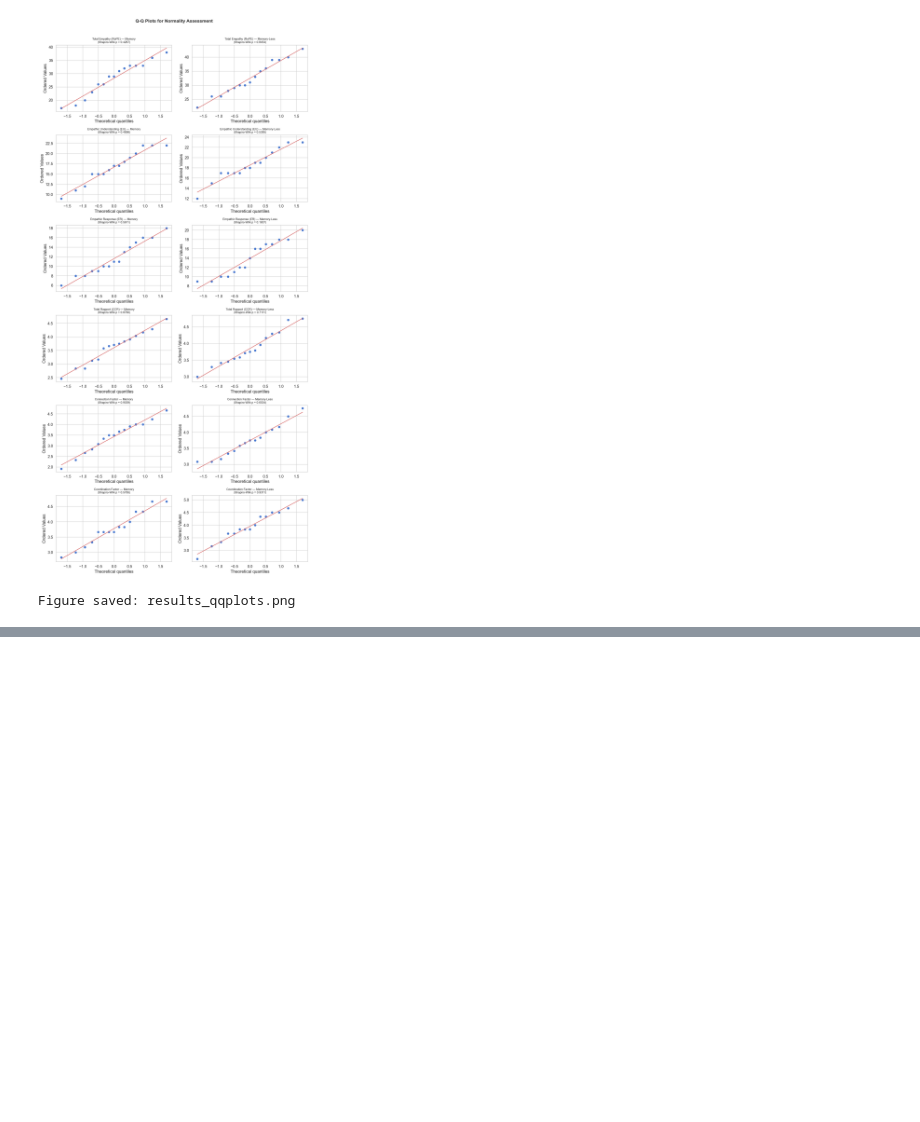
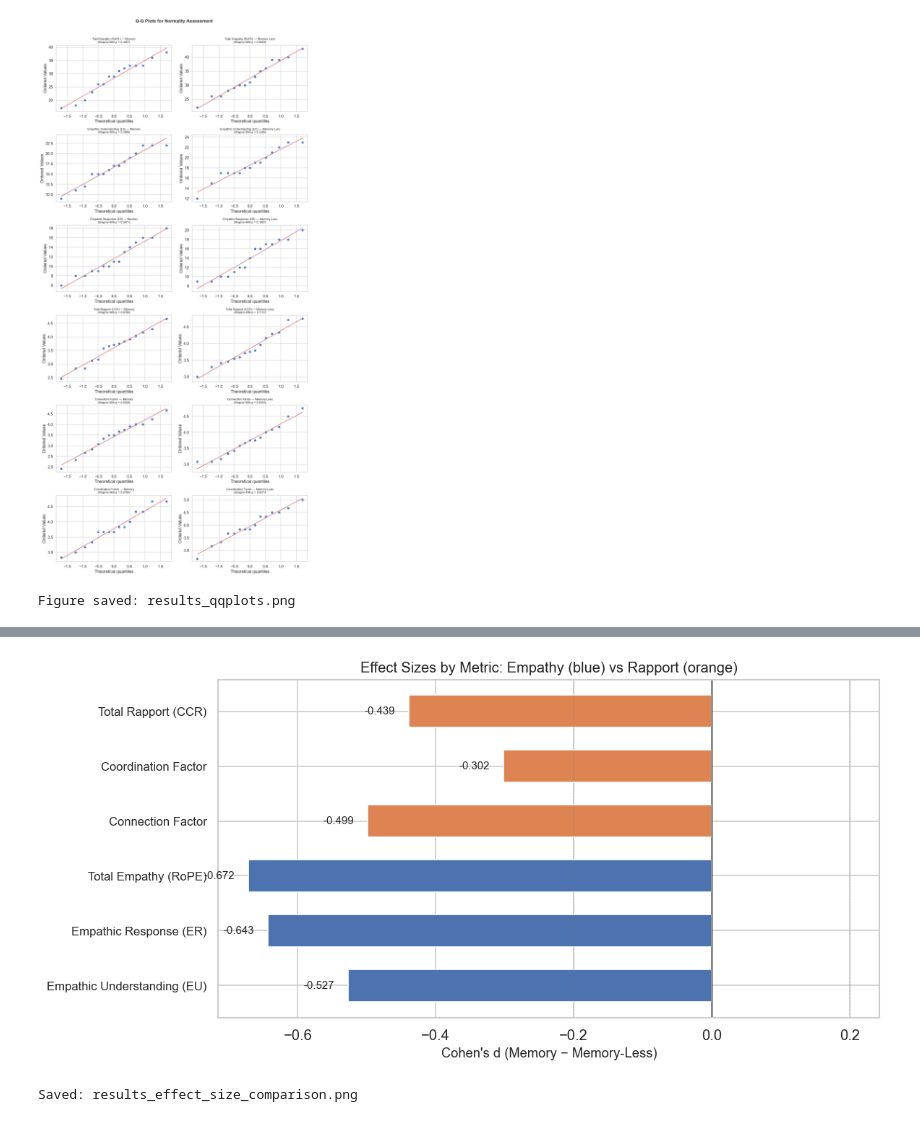
Before and after one commit to konnaan-tud/dsait4065-ca-group20, a Jupyter notebook: statistical_analysis/statistical_analysis.ipynb, the cells around one changed output, grey strips where cells are left out. Saved outputs shown, nothing was run; the diff lists cells and outputs as text; code cells hidden in the pictures; blank space fills up the shorter version.

Commit message:
More metrics and comparrisons to elicit more results

```diff
--- a/statistical_analysis/statistical_analysis.ipynb
+++ b/statistical_analysis/statistical_analysis.ipynb
@@ -794,0 +861,74 @@ Figure saved: results_qqplots.png
+# %%
+# ============================================================
+# Empathy vs Rapport effect size comparison
+# ============================================================
+# Retrieve Cohen's d from the results we already computed
+effect_sizes = {}
+for r in results:
+    effect_sizes[r['Metric']] = r["Cohen's d"]
+
+empathy_metrics = ['Empathic Understanding (EU)', 'Empathic Response (ER)', 'Total Empathy (RoPE)']
+rapport_metrics = ['Connection Factor', 'Coordination Factor', 'Total Rapport (CCR)']
+
+print("Effect Size Comparison: Empathy vs Rapport")
+print("=" * 65)
+print(f"\n{'EMPATHY metrics':^65}")
+print("-" * 65)
+for m in empathy_metrics:
+    d = effect_sizes[m]
+    magnitude = "negligible" if abs(d) < 0.2 else "small" if abs(d) < 0.5 else "medium" if abs(d) < 0.8 else "large"
+    print(f"  {m:<35} d = {d:>+.4f}  ({magnitude})")
+
+avg_empathy_d = np.mean([abs(effect_sizes[m]) for m in empathy_metrics])
+
+print(f"\n{'RAPPORT metrics':^65}")
+print("-" * 65)
+for m in rapport_metrics:
+    d = effect_sizes[m]
+    magnitude = "negligible" if abs(d) < 0.2 else "small" if abs(d) < 0.5 else "medium" if abs(d) < 0.8 else "large"
+    print(f"  {m:<35} d = {d:>+.4f}  ({magnitude})")
+
+avg_rapport_d = np.mean([abs(effect_sizes[m]) for m in rapport_metrics])
+
+# Find smallest and largest |d|
+all_effects = [(m, abs(effect_sizes[m])) for m in effect_sizes]
+all_effects_sorted = sorted(all_effects, key=lambda x: x[1])
+
+print(f"\n{'COMPARISON':^65}")
+print("=" * 65)
+print(f"  Average |d| for empathy metrics:  {avg_empathy_d:.4f}")
+print(f"  Average |d| for rapport metrics:  {avg_rapport_d:.4f}")
+print(f"\n  Smallest effect: {all_effects_sorted[0][0]} (|d| = {all_effects_sorted[0][1]:.4f})")
+print(f"  Largest effect:  {all_effects_sorted[-1][0]} (|d| = {all_effects_sorted[-1][1]:.4f})")
+
+if avg_empathy_d > avg_rapport_d:
+    print(f"\n→ Empathy metrics showed larger between-group differences than rapport metrics.")
+else:
+    print(f"\n→ Rapport metrics showed larger between-group differences than empathy metrics.")
+
+# Visualization: grouped bar chart of effect sizes
+fig, ax = plt.subplots(figsize=(10, 5))
+all_metric_names = empathy_metrics + rapport_metrics
+all_d_values = [effect_sizes[m] for m in all_metric_names]
+colors = ['#4C72B0'] * 3 + ['#DD8452'] * 3
+
+bars = ax.barh(range(len(all_metric_names)), all_d_values, color=colors, edgecolor='white', height=0.6)
+ax.set_yticks(range(len(all_metric_names)))
+ax.set_yticklabels(all_metric_names, fontsize=10)
+ax.axvline(x=0, color='black', linewidth=0.8)
+ax.axvline(x=-0.2, color='gray', linewidth=0.5, linestyle='--', alpha=0.5)
+ax.axvline(x=0.2, color='gray', linewidth=0.5, linestyle='--', alpha=0.5)
+ax.set_xlabel("Cohen's d (Memory − Memory-Less)", fontsize=11)
+ax.set_title("Effect Sizes by Metric: Empathy (blue) vs Rapport (orange)", fontsize=12)
+
+# Add value labels on bars
+for i, (bar, val) in enumerate(zip(bars, all_d_values)):
+    x_pos = val + 0.02 if val >= 0 else val - 0.02
+    ha = 'left' if val >= 0 else 'right'
+    ax.text(x_pos, i, f'{val:.3f}', va='center', ha=ha, fontsize=9)
+
+plt.tight_layout()
+plt.savefig('results_effect_size_comparison.png', dpi=150, bbox_inches='tight')
+plt.show()
+print("\nSaved: results_effect_size_comparison.png")
+# %% [output]
@@ -794,0 +952,2 @@ Figure saved: results_qqplots.png
+[figure, added]
+Saved: results_effect_size_comparison.png
```
Also changed, not shown: parts of 11 cells of this notebook, 3 other files.
